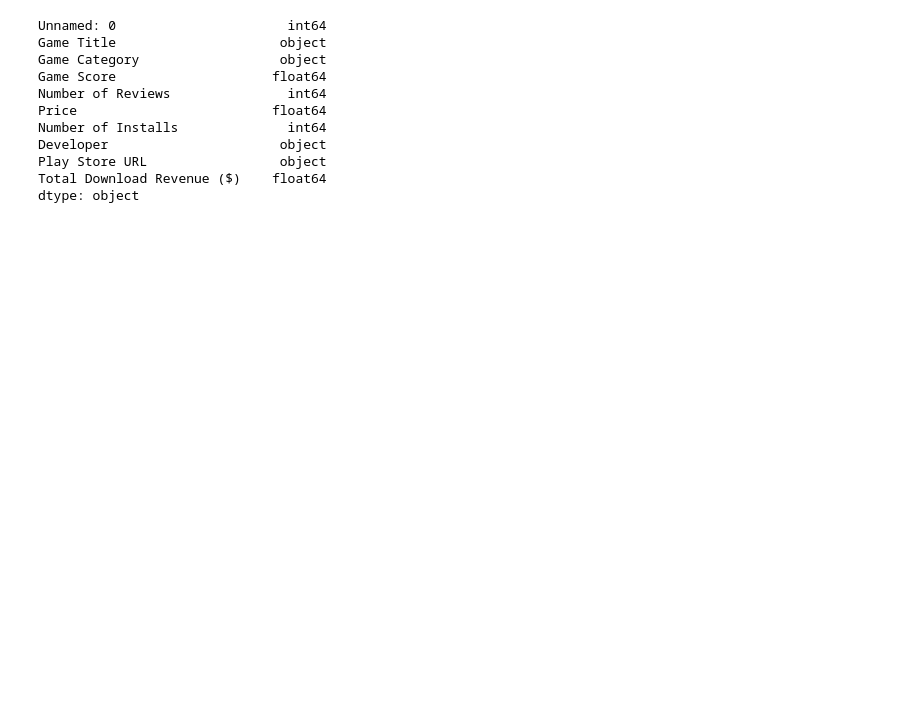
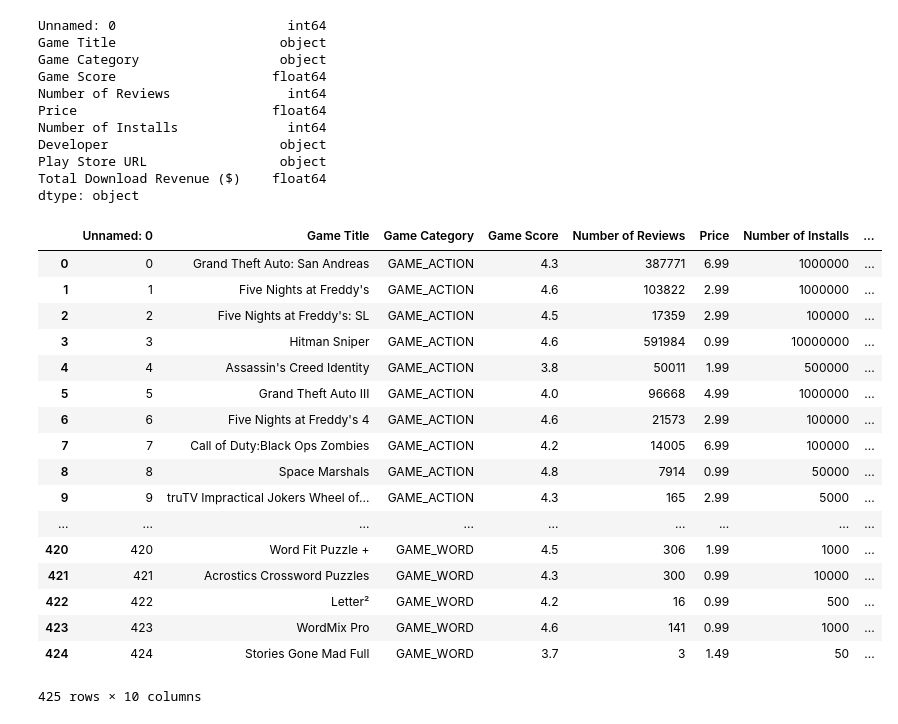
Before and after one commit to EmmanuelFabre/Play_Store_Analysis, a Jupyter notebook: analysis_graphs.ipynb, the cells around one changed output. Cells and saved outputs as stored; diff of their text form; code cells hidden in the pictures; blank space fills up the shorter version.

```diff
--- a/analysis_graphs.ipynb
+++ b/analysis_graphs.ipynb
@@ -20,6 +21,27 @@ Developer                      object
 Play Store URL                 object
 Total Download Revenue ($)    float64
 dtype: object
+# %%
+games_df
+# %% [output]
+|  | Unnamed: 0 | Game Title | Game Category | Game Score | Number of Reviews | Price | Number of Installs | ... |
+| 0 | 0 | Grand Theft Auto: San Andreas | GAME_ACTION | 4.3 | 387771 | 6.99 | 1000000 | ... |
+| 1 | 1 | Five Nights at Freddy's | GAME_ACTION | 4.6 | 103822 | 2.99 | 1000000 | ... |
+| 2 | 2 | Five Nights at Freddy's: SL | GAME_ACTION | 4.5 | 17359 | 2.99 | 100000 | ... |
+| 3 | 3 | Hitman Sniper | GAME_ACTION | 4.6 | 591984 | 0.99 | 10000000 | ... |
+| 4 | 4 | Assassin's Creed Identity | GAME_ACTION | 3.8 | 50011 | 1.99 | 500000 | ... |
+| 5 | 5 | Grand Theft Auto III | GAME_ACTION | 4.0 | 96668 | 4.99 | 1000000 | ... |
+| 6 | 6 | Five Nights at Freddy's 4 | GAME_ACTION | 4.6 | 21573 | 2.99 | 100000 | ... |
+| 7 | 7 | Call of Duty:Black Ops Zombies | GAME_ACTION | 4.2 | 14005 | 6.99 | 100000 | ... |
+| 8 | 8 | Space Marshals | GAME_ACTION | 4.8 | 7914 | 0.99 | 50000 | ... |
+| 9 | 9 | truTV Impractical Jokers Wheel of... | GAME_ACTION | 4.3 | 165 | 2.99 | 5000 | ... |
+| ... | ... | ... | ... | ... | ... | ... | ... | ... |
+| 420 | 420 | Word Fit Puzzle + | GAME_WORD | 4.5 | 306 | 1.99 | 1000 | ... |
+| 421 | 421 | Acrostics Crossword Puzzles | GAME_WORD | 4.3 | 300 | 0.99 | 10000 | ... |
+| 422 | 422 | Letter² | GAME_WORD | 4.2 | 16 | 0.99 | 500 | ... |
+| 423 | 423 | WordMix Pro | GAME_WORD | 4.6 | 141 | 0.99 | 1000 | ... |
+| 424 | 424 | Stories Gone Mad Full | GAME_WORD | 3.7 | 3 | 1.49 | 50 | ... |
+425 rows × 10 columns
 # %%
 games_df = games_df.rename(columns={"Total Download Revenue ($)":"Revenue","Number of Installs":"Installs"})
 # %%
```
Also changed, not shown: parts of 11 cells of this notebook, 9 other files.
